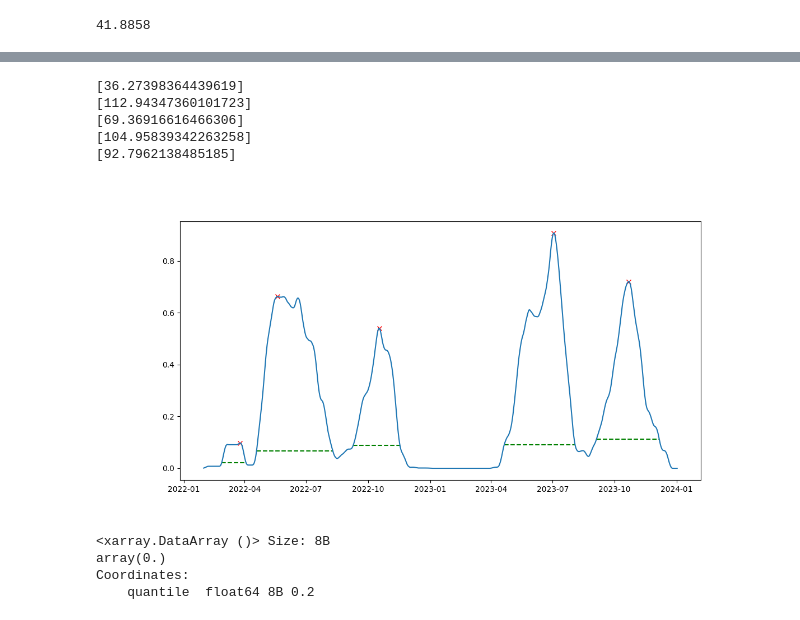
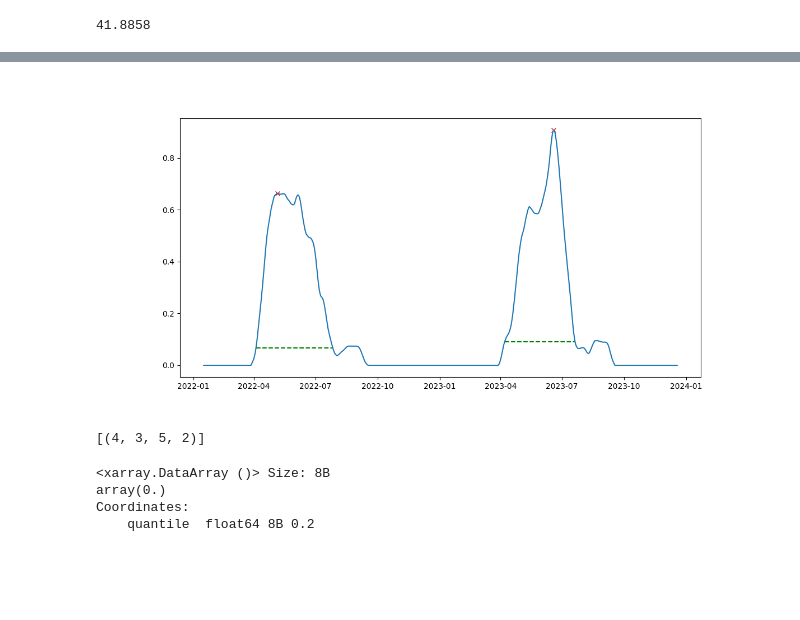
Before and after one commit to stereowrench/crop-models, a Jupyter notebook: Crop Simulations.ipynb, the cells around one changed output, grey strips where cells are left out. Drawn from its saved outputs; the diff is of its cells as text; code cells hidden in the pictures; blank space fills up the shorter version.

Commit message:
dates based off of peaks

```diff
--- a/Crop Simulations.ipynb
+++ b/Crop Simulations.ipynb
@@ -65,10 +123,12 @@ loca_tasmin_smoothed, loca_tasmax_smoothed = crop_sim.smooth_tas(loca_tasmin, lo
 # %%
+min_day = 13
+max_day = 16
 daily_suitability = crop_sim.suitability(bolting, loca_tasmin_smoothed, loca_tasmax_smoothed, tmin, tmax, topt_min, topt_max, frost_tolerance)
 # %%
 # print(daily_suitability.isel(lat=lat, lon=lon))
 # %%
 cutoff = 0.1
-growing_season_suitability = crop_sim.calculate_season_suitability(gmin, gmax, daily_suitability)
+growing_season_suitability = crop_sim.calculate_season_suitability(gmin, gmax, daily_suitability, day_lengths, min_day, max_day)
 optimal_planting_ranges = crop_sim.calculate_optimal_planting_ranges(growing_season_suitability, lat, lon, cutoff)
 # %%
 view_window = 85
@@ -180,7 +174,7 @@ suit = growing_season_suitability[view_window]
 # %%
 plt.subplots(figsize=(12, 6))
 suit = growing_season_suitability[view_window]
-suit = suit.rolling(time=30).mean()
+suit = suit.rolling(time=30, center=True).mean()
 # bef = suit
 # aft = xr.where(suit < 0.01, 0, suit)
 # suit = xr.where(suit > 0, suit, 0).where(suit < 1, suit, 0)
@@ -189,7 +183,7 @@ suit = suit.rolling(time=30).mean()
 from scipy.signal import find_peaks, peak_widths
 import pandas as pd
 x = suit.isel(lat=lat,lon=lon)
-peaks, _ = find_peaks(x, width=15)  # Adjust as needed
+peaks, _ = find_peaks(x, width=view_window/2)  # Adjust as needed
 # print(peaks)
 peak_times = x.time[peaks].values
 suitability_values = x.values.flatten()
@@ -198,40 +192,44 @@ plt.plot(peak_times, suitability_values[peaks], "x", color="red", label="Peaks")
 
 widths, width_heights, left_ips, right_ips = peak_widths(
     suitability_values, peaks, rel_height=0.9
 )  #
 
 # Since xarray works with datetime, the peak widths must be converted to the same
 left_edges = [peak_times[i] - pd.to_timedelta(abs(x - left_ips[i]), unit='D') for i, x in enumerate(peaks)]
 right_edges = [peak_times[i] + pd.to_timedelta(abs(x - right_ips[i]), unit='D') for i, x in enumerate(peaks)]
 # Plot peak widths as horizontal lines
+plant_ranges = []
 for left, right, height, widths in zip(left_edges, right_edges, width_heights, widths):
-    print([widths])
+    right_adjusted = right + pd.to_timedelta(-view_window, unit="D")
+    if left >= right_adjusted:
+        pass
+    else:
+        plant_ranges.append([left, right_adjusted])
     plt.hlines(height, left, right, color="green", linestyle="--")
 
 # plt.plot(suit.time, .isel(lat=lat,lon=lon), color="green")
 plt.plot(suit.time, suit.isel(lat=lat,lon=lon))
 # from scipy.signal import savgol_filter
 # # Apply Savitzky-Golay filter
 # window_length = 13  # Must be odd
 # polyorder = 3
 
 # smoothed_data = xr.apply_ufunc(
 #     savgol_filter,
 #     suit,
 #     kwargs={"window_length": window_length, "polyorder": polyorder},
 #     input_core_dims=[["time"]],
 #     output_core_dims=[["time"]],  # Output is a single value per input
 #     output_dtypes=[suit.dtype]
 # )
 # plt.plot(smoothed_data.isel(lat=lat,lon=lon))
 plt.show()
 # %% [output]
-[36.27398364439619]
-[112.94347360101723]
-[69.36916616466306]
-[104.95839342263258]
-[92.7962138485185]
-[figure, old version]
+[figure, new version]
+# %%
+print(crop_sim.merge_overlapping_monthday_ranges(plant_ranges))
+# %% [output]
+[(4, 3, 5, 2)]
 # %%
 growing_season_suitability[view_window].isel(lat=lat,lon=lon).quantile(0.2)
 # %% [output]
```
Also changed, not shown: parts of 7 cells of this notebook, 1 other file.
